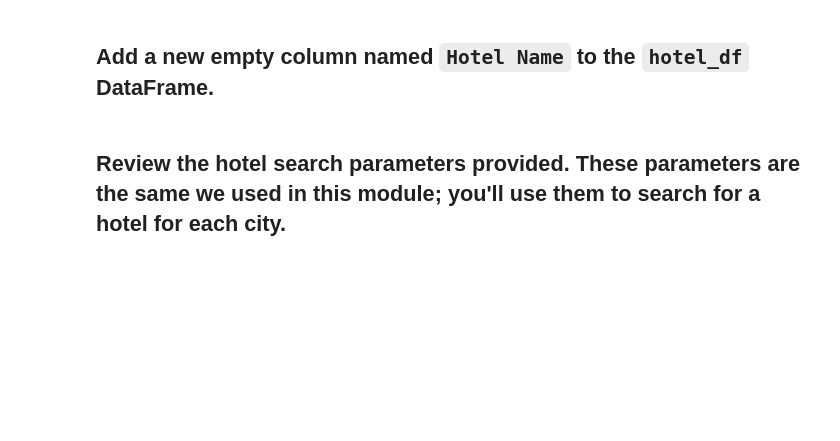
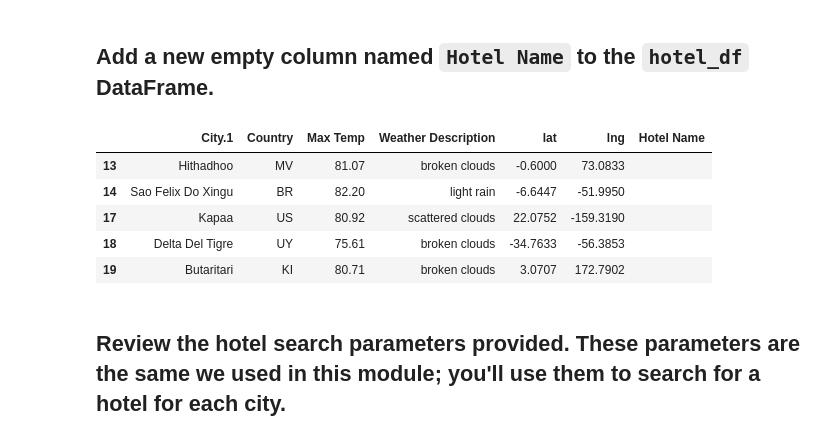
Before and after one commit to AliBailoun234/World_Weather_Analysis_Challenge, a Jupyter notebook: Vacation_Search/Vacation_Search.ipynb, the cells around one changed output. Cells and saved outputs as stored; diff of their text form; code cells hidden in the pictures; blank space fills up the shorter version.

```diff
--- a/Vacation_Search/Vacation_Search.ipynb
+++ b/Vacation_Search/Vacation_Search.ipynb
@@ -103,10 +136,17 @@ hotel_df = # YOUR CODE HERE
 ## Add a new empty column named `Hotel Name` to the `hotel_df` DataFrame.
 # %%
 # Add a new empty column, "Hotel Name", to the hotel_df DataFrame
-# YOUR CODE HERE
+hotel_df["Hotel Name"] = ""
 
 # Display sample data
-# YOUR CODE HERE
+hotel_df.head()
+# %% [output]
+|  | City.1 | Country | Max Temp | Weather Description | lat | lng | Hotel Name |
+| 13 | Hithadhoo | MV | 81.07 | broken clouds | -0.6000 | 73.0833 |  |
+| 14 | Sao Felix Do Xingu | BR | 82.20 | light rain | -6.6447 | -51.9950 |  |
+| 17 | Kapaa | US | 80.92 | scattered clouds | 22.0752 | -159.3190 |  |
+| 18 | Delta Del Tigre | UY | 75.61 | broken clouds | -34.7633 | -56.3853 |  |
+| 19 | Butaritari | KI | 80.71 | broken clouds | 3.0707 | 172.7902 |  |
 # %% [markdown]
 ## Review the hotel search parameters provided. These parameters are the same we used in this module; you'll use them to search for a hotel for each city.
 # %%
```
Also changed, not shown: parts of 15 cells of this notebook, 5 other files.
